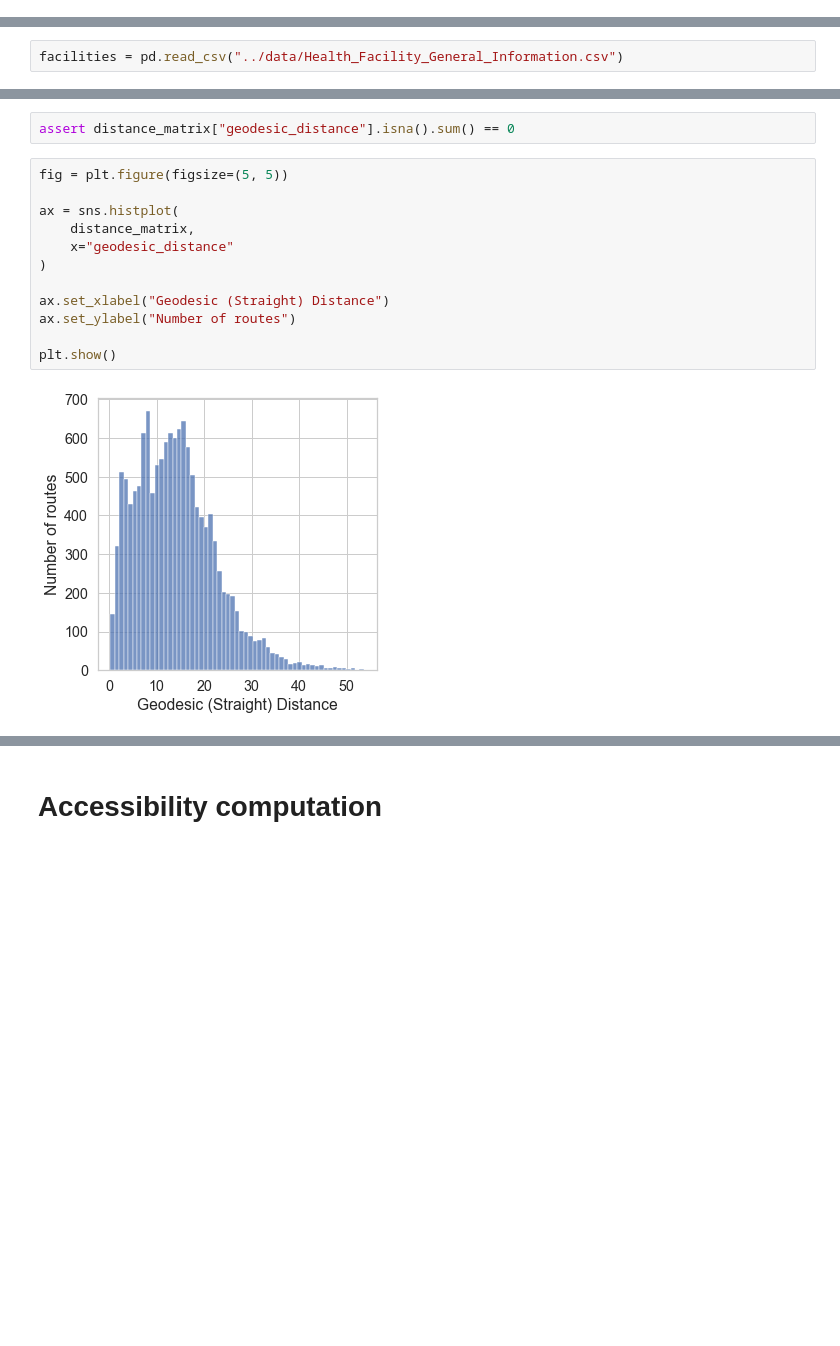
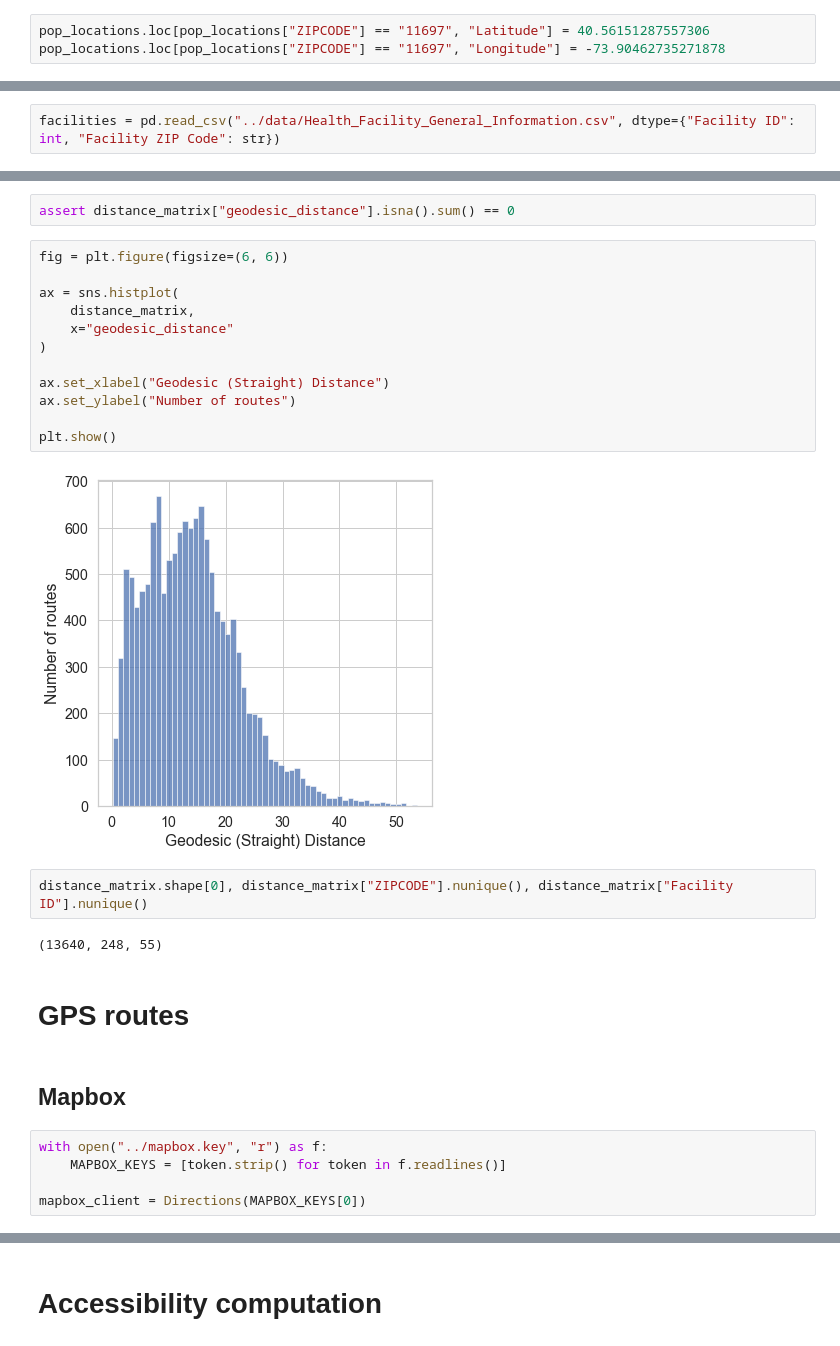
Before and after one commit to ericdaat/CAMION, a Jupyter notebook: paper/methods.ipynb, the cells around one changed output, grey strips where cells are left out. Cells and saved outputs as stored; diff of their text form; blank space fills up the shorter version.

Commit message:
add Mapbox routes

```diff
--- a/paper/methods.ipynb
+++ b/paper/methods.ipynb
@@ -35,6 +48,9 @@ pop_locations.head()
 | 2 | 11212 | 0 | Brooklyn | 83866.0 | 4.197210e+07 | NY | Kings | 36 | 047 | http://www.usps.com/ | ... |
 | 3 | 11225 | 0 | Brooklyn | 56527.0 | 2.369863e+07 | NY | Kings | 36 | 047 | http://www.usps.com/ | ... |
 | 4 | 11218 | 0 | Brooklyn | 72280.0 | 3.686880e+07 | NY | Kings | 36 | 047 | http://www.usps.com/ | ... |
+# %%
+pop_locations.loc[pop_locations["ZIPCODE"] == "11697", "Latitude"] = 40.56151287557306
+pop_locations.loc[pop_locations["ZIPCODE"] == "11697", "Longitude"] = -73.90462735271878
 # %% [markdown]
 ## Facilities
 # %% [markdown]
@@ -45,7 +61,7 @@ pop_locations.head()
 # %% [markdown]
 #### Read facilities general information
 # %%
-facilities = pd.read_csv("../data/Health_Facility_General_Information.csv")
+facilities = pd.read_csv("../data/Health_Facility_General_Information.csv", dtype={"Facility ID": int, "Facility ZIP Code": str})
 # %%
 facilities = facilities.loc[facilities["Facility Zip Code"].isin(pop_locations["ZIPCODE"])]
 
@@ -181,16 +197,29 @@ distance_matrix.head()
 # %%
 assert distance_matrix["geodesic_distance"].isna().sum() == 0
 # %%
-fig = plt.figure(figsize=(5, 5))
+fig = plt.figure(figsize=(6, 6))
 
 ax = sns.histplot(
     distance_matrix,
     x="geodesic_distance"
 )
 
 ax.set_xlabel("Geodesic (Straight) Distance")
 ax.set_ylabel("Number of routes")
 
 plt.show()
 # %% [output]
-[figure, old version]
+[figure, new version]
+# %%
+distance_matrix.shape[0], distance_matrix["ZIPCODE"].nunique(), distance_matrix["Facility ID"].nunique()
+# %% [output]
+(13640, 248, 55)
+# %% [markdown]
+# GPS routes
+# %% [markdown]
+## Mapbox
+# %%
+with open("../mapbox.key", "r") as f:
+    MAPBOX_KEYS = [token.strip() for token in f.readlines()]
+
+mapbox_client = Directions(MAPBOX_KEYS[0])
```
Also changed, not shown: parts of 18 cells of this notebook, 3 other files.
